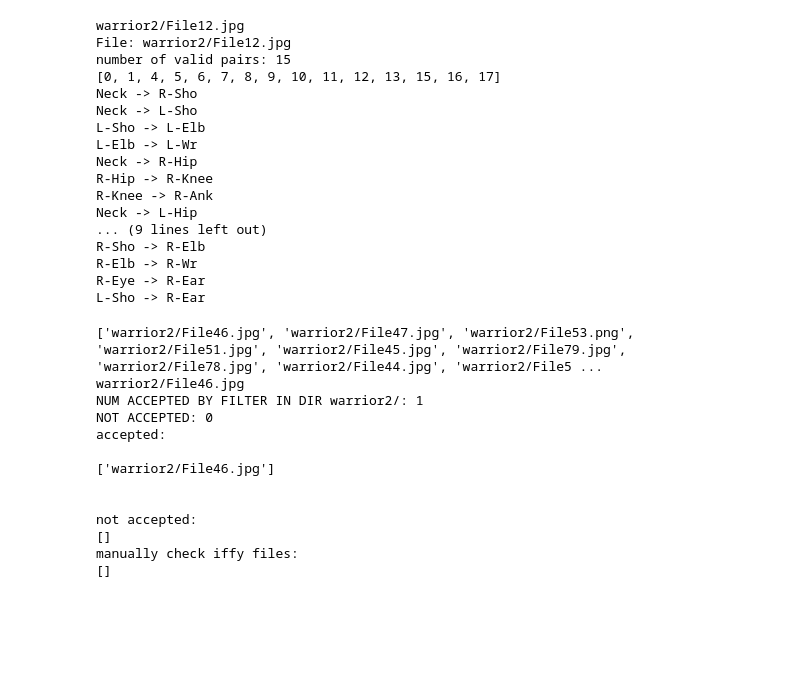
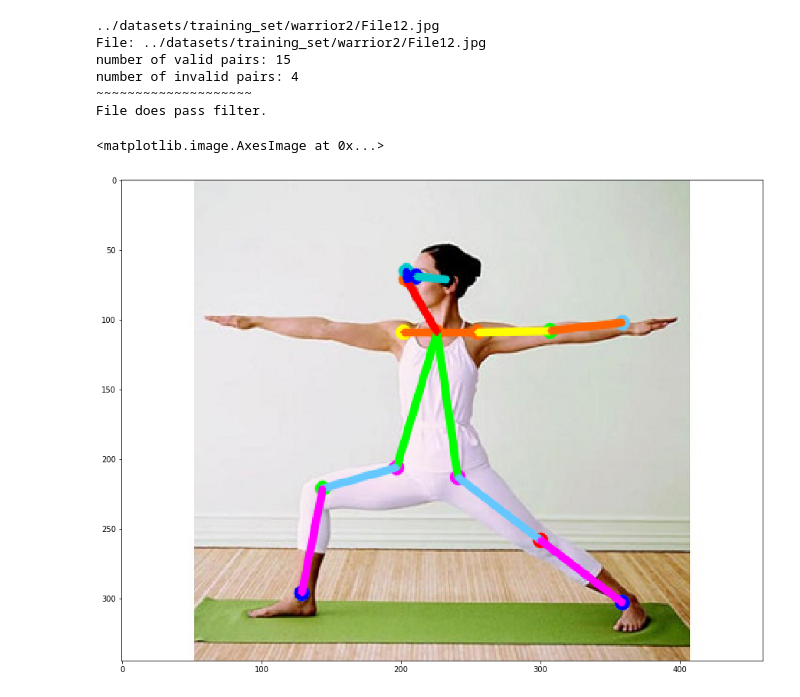
Before and after one commit to ZoeLi1997/yoga_pose_detection, a Jupyter notebook: OpenPose-Multi-Person/filtering.ipynb, the cells around one changed output. Drawn from its saved outputs; the diff is of its cells as text; code cells hidden in the pictures; blank space fills up the shorter version.

Commit message:
notebook now applies filter function and displays keypoints on image

```diff
--- a/OpenPose-Multi-Person/filtering.ipynb
+++ b/OpenPose-Multi-Person/filtering.ipynb
@@ -16,6 +16,7 @@ margin = 3
 singlefile = False
 filedir = ""
 filename = ""
+path_to_datasets = "../datasets/"
 
 protoFile = "pose/coco/pose_deploy_linevec.prototxt"
 weightsFile = "pose/coco/pose_iter_440000.caffemodel"
@@ -249,7 +245,7 @@ def perform_keypoint_analysis(filename):
 # %%
 
 def classify_file(filename):
-    valid, invalid = perform_keypoint_analysis(filename)
+    valid, invalid, personwiseKeypoints, keypoints_list, frameClone = perform_keypoint_analysis(filename)
     missing = []
     print("File: " + filename)
     i = 0
@@ -258,17 +254,27 @@ def classify_file(filename):
             missing.append(i)
         i += 1
     print("number of valid pairs: " + str(len(missing)))
-    print(missing)
+    #print(missing)
+    '''
     for el in missing:
         tupl = POSE_PAIRS[el]
         print(str(keypointsMapping[tupl[0]]) + " -> " + str(keypointsMapping[tupl[1]]))
-
+    '''
     print("number of invalid pairs: " + str(len(invalid)))
-    print(invalid)
-
+    #print(invalid)
+    '''
     for el in invalid:
         tupl = POSE_PAIRS[el]
         print(str(keypointsMapping[tupl[0]]) + " -> " + str(keypointsMapping[tupl[1]]))
+    '''
+    if len(invalid) > max_invalid_key_pairs:
+        print("~~~~~~~~~~~~~~~~~~~~\nFile does not pass minimum required keypoints.")
+    elif apply_filter(invalid) is False:
+        print("~~~~~~~~~~~~~~~~~~~~\nFile does not pass filter.")
+    else:
+        print("~~~~~~~~~~~~~~~~~~~~\nFile does pass filter.")
+
+    return personwiseKeypoints, keypoints_list, frameClone
 # %%
 # returns true if passed filter, false if not
 def apply_filter(invalid):
@@ -384,39 +390,28 @@ def classify_folder(filedir):
 
     print("manually check iffy files:")
     print(iffy_files)
-# %%
-classify_file("warrior2/File12.jpg")
-# %% [output]
-warrior2/File12.jpg
-File: warrior2/File12.jpg
-number of valid pairs: 15
-[0, 1, 4, 5, 6, 7, 8, 9, 10, 11, 12, 13, 15, 16, 17]
-Neck -> R-Sho
-Neck -> L-Sho
-L-Sho -> L-Elb
-L-Elb -> L-Wr
-Neck -> R-Hip
-R-Hip -> R-Knee
-R-Knee -> R-Ank
-Neck -> L-Hip
-... (9 lines left out)
-R-Sho -> R-Elb
-R-Elb -> R-Wr
-R-Eye -> R-Ear
-L-Sho -> R-Ear
+# %%
+personwiseKeypoints, keypoints_list, frameClone = classify_file(path_to_datasets + "training_set/warrior2/File12.jpg")
+
+for i in range(17):
+    for n in range(len(personwiseKeypoints)):
+        index = personwiseKeypoints[n][np.array(POSE_PAIRS[i])]
+        if -1 in index:
+            continue
+        B = np.int32(keypoints_list[index.astype(int), 0])
+        A = np.int32(keypoints_list[index.astype(int), 1])
+        cv2.line(frameClone, (B[0], A[0]), (B[1], A[1]), colors[i], 3, cv2.LINE_AA)
+
+plt.figure(figsize=[15,15])
+plt.imshow(frameClone[:,:,[2,1,0]])
+# %% [output]
+../datasets/training_set/warrior2/File12.jpg
+File: ../datasets/training_set/warrior2/File12.jpg
+number of valid pairs: 15
+number of invalid pairs: 4
+~~~~~~~~~~~~~~~~~~~~
+File does pass filter.
+<matplotlib.image.AxesImage at 0x...>
+[figure, added]
 # %%
-classify_folder("warrior2")
+classify_folder(path_to_datasets + "training_set/warrior2/")
-# %% [output]
-['warrior2/File46.jpg', 'warrior2/File47.jpg', 'warrior2/File53.png', 'warrior2/File51.jpg', 'warrior2/File45.jpg', 'warrior2/File79.jpg', 'warrior2/File78.jpg', 'warrior2/File44.jpg', 'warrior2/File5 ...
-warrior2/File46.jpg
-NUM ACCEPTED BY FILTER IN DIR warrior2/: 1
-NOT ACCEPTED: 0
-accepted:
-
-['warrior2/File46.jpg']
-
-
-not accepted:
-[]
-manually check iffy files:
-[]
```
Also changed, not shown: parts of 4 cells of this notebook.
